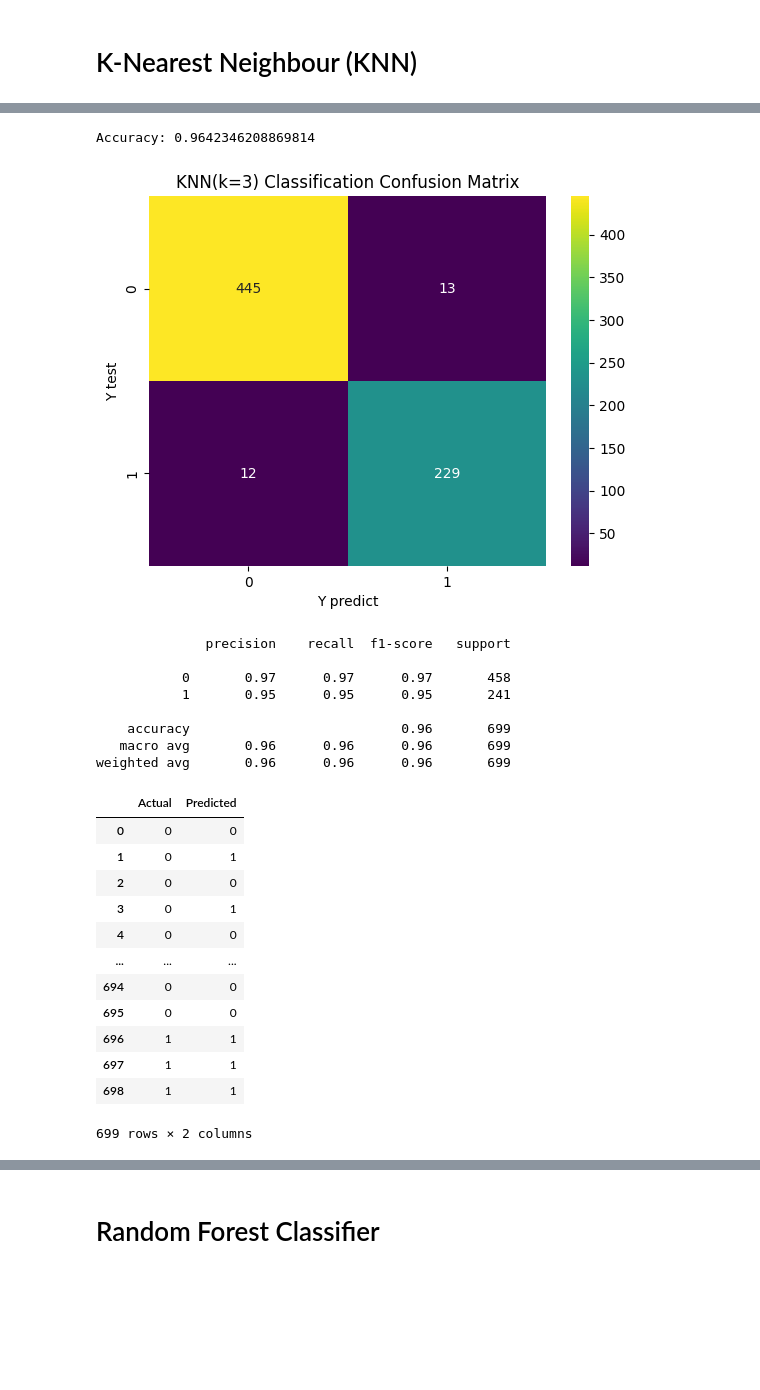
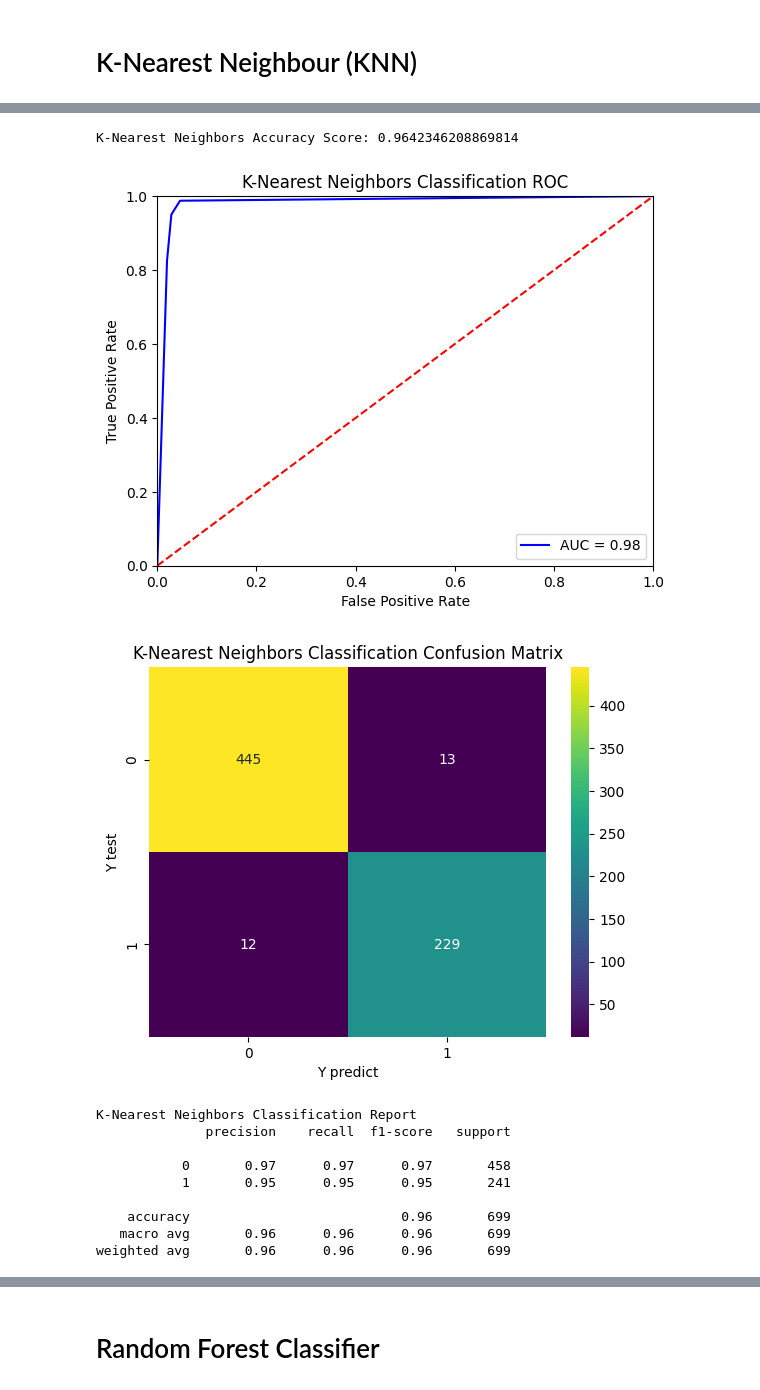
Before and after one commit to drmayu7/303A_machinelearning, a Jupyter notebook: main.ipynb, the cells around one changed output, grey strips where cells are left out. Drawn from its saved outputs; the diff is of its cells as text; code cells hidden in the pictures; blank space fills up the shorter version.

```diff
--- a/main.ipynb
+++ b/main.ipynb
@@ -433,48 +248,15 @@ plt.show()
-# %%
-# Calculate confusion matrix
-knncla_cm = confusion_matrix(y,predictions)
-
-# Calculate the mean accuracy
-score_knncla = sum(scores) / len(scores)
-print("Accuracy:", score_knncla)
-# %% [output]
-Accuracy: 0.9642346208869814
-# %%
-# Plot confusion matrix using Seaborn Heatmap
-sns.heatmap(knncla_cm,annot=True,fmt='d',cmap='viridis')
-plt.title('KNN(k=3) Classification Confusion Matrix')
-plt.xlabel('Y predict')
-plt.ylabel('Y test')
-plt.show()
-# %% [output]
-[figure, removed]
-# %%
-# Comprehensive Classification Report
-print(classification_report(y, predictions))
-# %% [output]
-              precision    recall  f1-score   support
-
-           0       0.97      0.97      0.97       458
-           1       0.95      0.95      0.95       241
-
-    accuracy                           0.96       699
-   macro avg       0.96      0.96      0.96       699
-weighted avg       0.96      0.96      0.96       699
-# %%
-# Combine the true labels and predicted labels into a dataframe
-df5 = pd.DataFrame({'Actual': y, 'Predicted': predictions})
-df5
-# %% [output]
-|  | Actual | Predicted |
-| 0 | 0 | 0 |
-| 1 | 0 | 1 |
-| 2 | 0 | 0 |
-| 3 | 0 | 1 |
-| 4 | 0 | 0 |
-| ... | ... | ... |
-| 694 | 0 | 0 |
-| 695 | 0 | 0 |
-| 696 | 1 | 1 |
-| 697 | 1 | 1 |
-| 698 | 1 | 1 |
-699 rows × 2 columns
+# %%
+knncla = supervised_ml('K-Nearest Neighbors',KNeighborsClassifier(n_neighbors=3),LeaveOneOut)
+# %% [output]
+K-Nearest Neighbors Accuracy Score: 0.9642346208869814
+[figure, added]
+[figure, added]
+K-Nearest Neighbors Classification Report
+              precision    recall  f1-score   support
+
+           0       0.97      0.97      0.97       458
+           1       0.95      0.95      0.95       241
+
+    accuracy                           0.96       699
+   macro avg       0.96      0.96      0.96       699
+weighted avg       0.96      0.96      0.96       699
```
Also changed, not shown: parts of 85 cells of this notebook.
